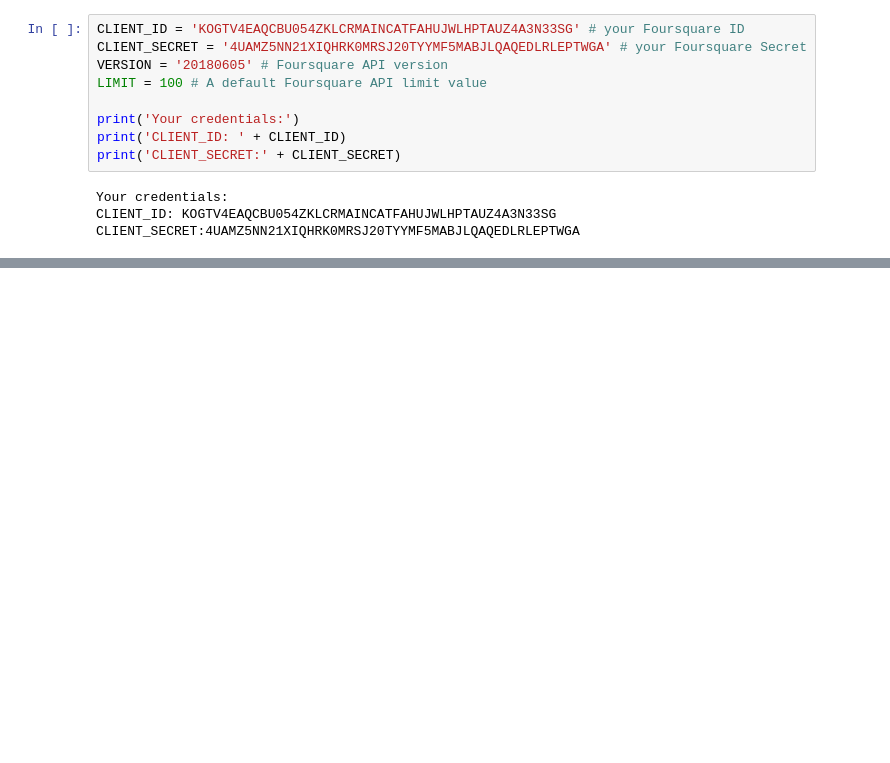
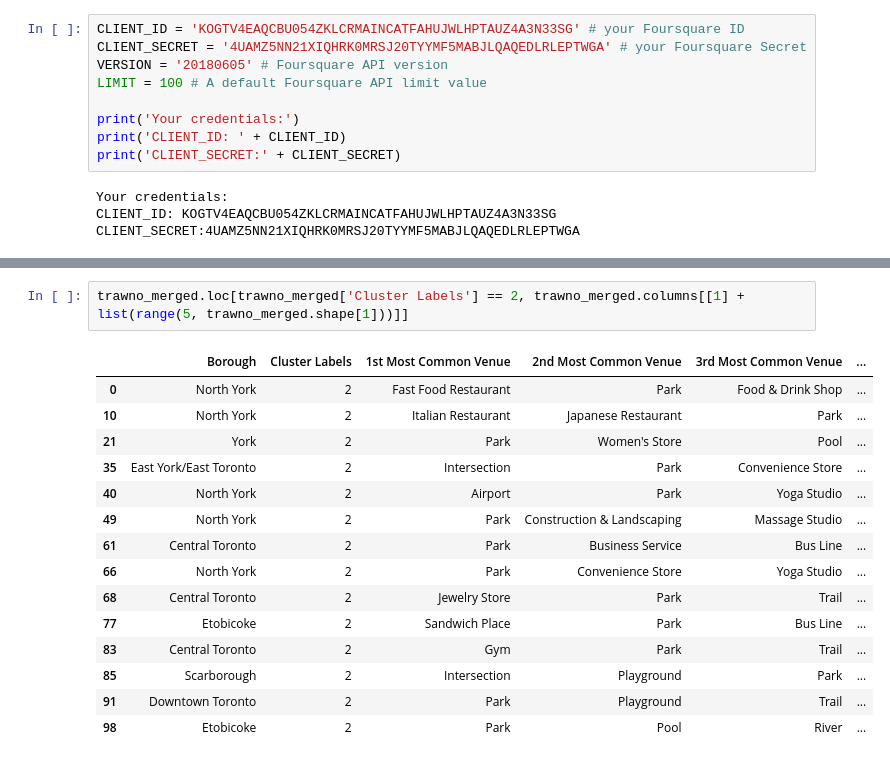
Before and after one commit to pinkslp/Coursera_Capstone, a Jupyter notebook: Capstone.ipynb, the cells around one changed output, grey strips where cells are left out. Cells and saved outputs as stored; diff of their text form; blank space fills up the shorter version.

```diff
--- a/Capstone.ipynb
+++ b/Capstone.ipynb
@@ -165,0 +487,18 @@ CLIENT_SECRET:4UAMZ5NN21XIQHRK0MRSJ20TYYMF5MABJLQAQEDLRLEPTWGA
+# %%
+trawno_merged.loc[trawno_merged['Cluster Labels'] == 2, trawno_merged.columns[[1] + list(range(5, trawno_merged.shape[1]))]]
+# %% [output]
+|  | Borough | Cluster Labels | 1st Most Common Venue | 2nd Most Common Venue | 3rd Most Common Venue | ... |
+| 0 | North York | 2 | Fast Food Restaurant | Park | Food & Drink Shop | ... |
+| 10 | North York | 2 | Italian Restaurant | Japanese Restaurant | Park | ... |
+| 21 | York | 2 | Park | Women's Store | Pool | ... |
+| 35 | East York/East Toronto | 2 | Intersection | Park | Convenience Store | ... |
+| 40 | North York | 2 | Airport | Park | Yoga Studio | ... |
+| 49 | North York | 2 | Park | Construction & Landscaping | Massage Studio | ... |
+| 61 | Central Toronto | 2 | Park | Business Service | Bus Line | ... |
+| 66 | North York | 2 | Park | Convenience Store | Yoga Studio | ... |
+| 68 | Central Toronto | 2 | Jewelry Store | Park | Trail | ... |
+| 77 | Etobicoke | 2 | Sandwich Place | Park | Bus Line | ... |
+| 83 | Central Toronto | 2 | Gym | Park | Trail | ... |
+| 85 | Scarborough | 2 | Intersection | Playground | Park | ... |
+| 91 | Downtown Toronto | 2 | Park | Playground | Trail | ... |
+| 98 | Etobicoke | 2 | Park | Pool | River | ... |
```
Also changed, not shown: parts of 39 cells of this notebook.
